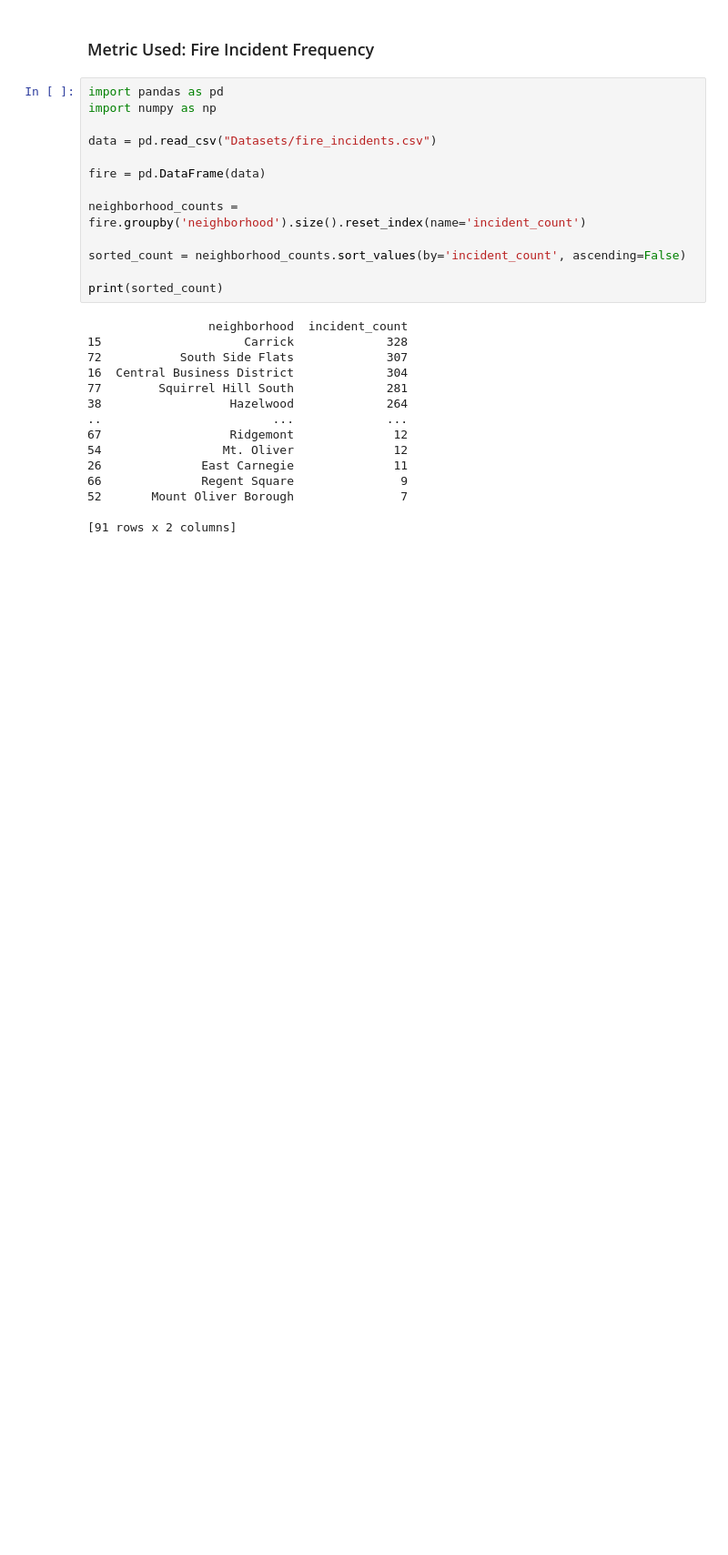
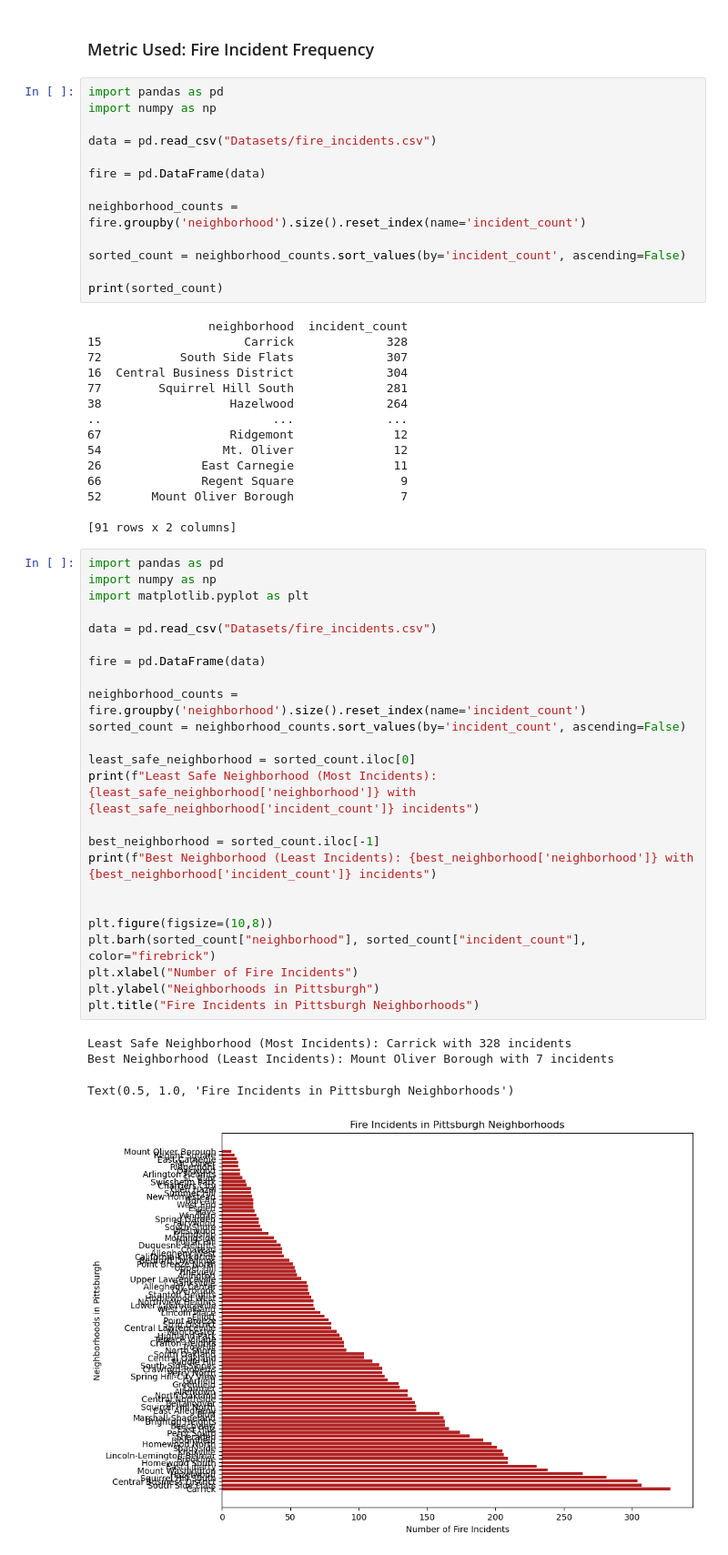
Before and after one commit to antscoding/Final-Project, a Jupyter notebook: Fire_Incidents.ipynb, the cells around one changed output. Shown: that part at 91% size. Cells and saved outputs as stored; diff of their text form; blank space fills up the shorter version.

```diff
--- a/Fire_Incidents.ipynb
+++ b/Fire_Incidents.ipynb
@@ -51,3 +43,32 @@ print(sorted_count)
 52       Mount Oliver Borough               7
 
 [91 rows x 2 columns]
+# %%
+import pandas as pd
+import numpy as np
+import matplotlib.pyplot as plt
+
+data = pd.read_csv("Datasets/fire_incidents.csv")
+
+fire = pd.DataFrame(data)
+
+neighborhood_counts = fire.groupby('neighborhood').size().reset_index(name='incident_count')
+sorted_count = neighborhood_counts.sort_values(by='incident_count', ascending=False)
+
+least_safe_neighborhood = sorted_count.iloc[0]
+print(f"Least Safe Neighborhood (Most Incidents): {least_safe_neighborhood['neighborhood']} with {least_safe_neighborhood['incident_count']} incidents")
+
+best_neighborhood = sorted_count.iloc[-1]
+print(f"Best Neighborhood (Least Incidents): {best_neighborhood['neighborhood']} with {best_neighborhood['incident_count']} incidents")
+
+
+plt.figure(figsize=(10,8))
+plt.barh(sorted_count["neighborhood"], sorted_count["incident_count"], color="firebrick")
+plt.xlabel("Number of Fire Incidents")
+plt.ylabel("Neighborhoods in Pittsburgh")
+plt.title("Fire Incidents in Pittsburgh Neighborhoods")
+# %% [output]
+Least Safe Neighborhood (Most Incidents): Carrick with 328 incidents
+Best Neighborhood (Least Incidents): Mount Oliver Borough with 7 incidents
+Text(0.5, 1.0, 'Fire Incidents in Pittsburgh Neighborhoods')
+[figure, added]
```
Also changed, not shown: parts of 3 cells of this notebook, 1 other file.
